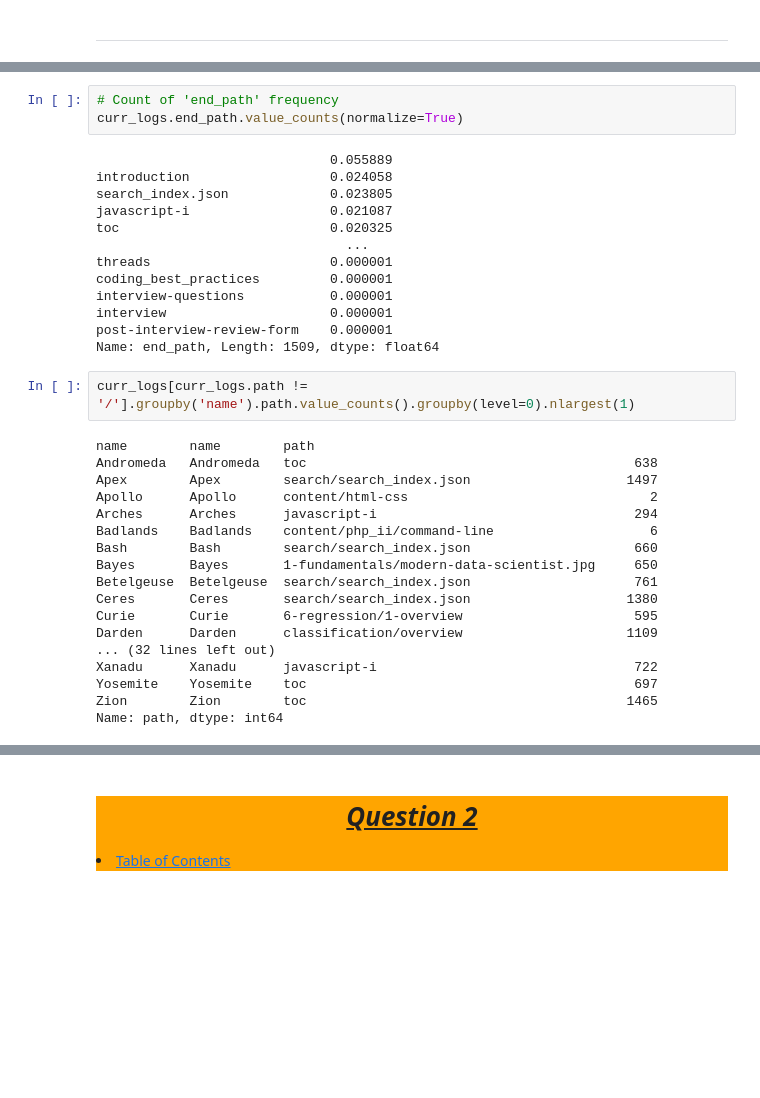
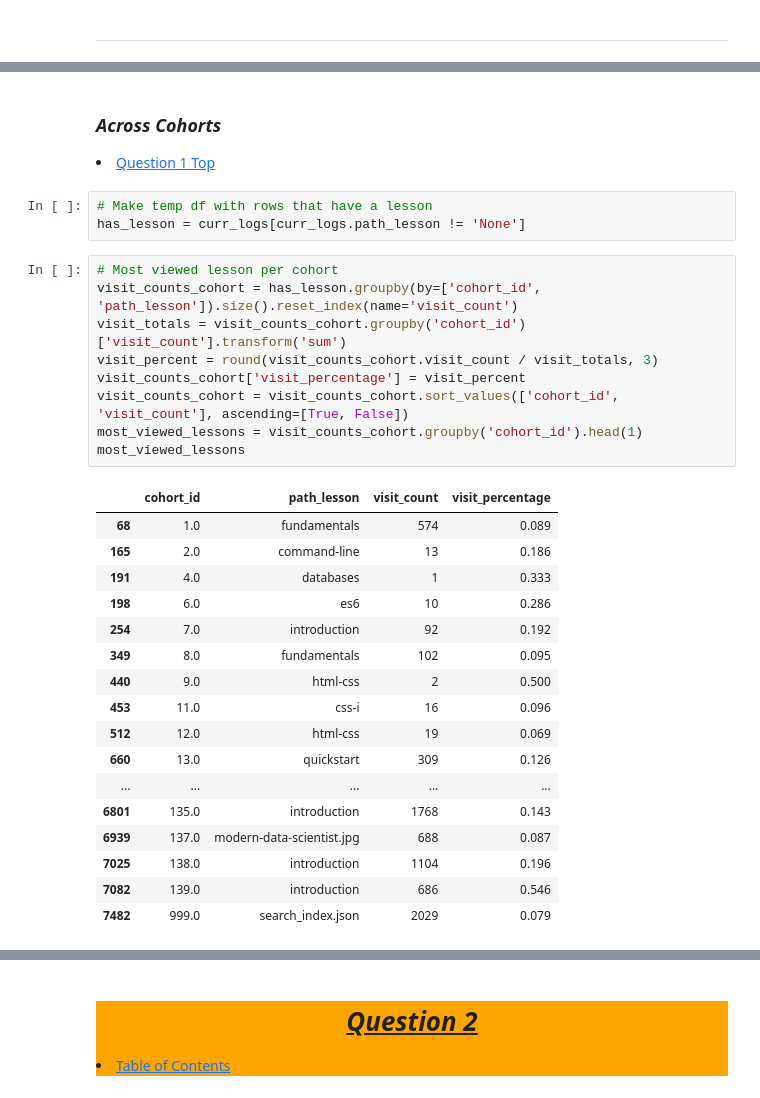
Before and after one commit to Jared-Wood135/anomaly-detection-exercises, a Jupyter notebook: explore.ipynb, the cells around one changed output, grey strips where cells are left out. Drawn from its saved outputs; the diff is of its cells as text; blank space fills up the shorter version.

```diff
--- a/explore.ipynb
+++ b/explore.ipynb
@@ -152,36 +119,36 @@ Name: root_path, dtype: int64
-# %%
-# Count of 'end_path' frequency
-curr_logs.end_path.value_counts(normalize=True)
-# %% [output]
-                              0.055889
-introduction                  0.024058
-search_index.json             0.023805
-javascript-i                  0.021087
-toc                           0.020325
-                                ...
-threads                       0.000001
-coding_best_practices         0.000001
-interview-questions           0.000001
-interview                     0.000001
-post-interview-review-form    0.000001
-Name: end_path, Length: 1509, dtype: float64
-# %%
-curr_logs[curr_logs.path != '/'].groupby('name').path.value_counts().groupby(level=0).nlargest(1)
-# %% [output]
-name        name        path
-Andromeda   Andromeda   toc                                          638
-Apex        Apex        search/search_index.json                    1497
-Apollo      Apollo      content/html-css                               2
-Arches      Arches      javascript-i                                 294
-Badlands    Badlands    content/php_ii/command-line                    6
-Bash        Bash        search/search_index.json                     660
-Bayes       Bayes       1-fundamentals/modern-data-scientist.jpg     650
-Betelgeuse  Betelgeuse  search/search_index.json                     761
-Ceres       Ceres       search/search_index.json                    1380
-Curie       Curie       6-regression/1-overview                      595
-Darden      Darden      classification/overview                     1109
-... (32 lines left out)
-Xanadu      Xanadu      javascript-i                                 722
-Yosemite    Yosemite    toc                                          697
-Zion        Zion        toc                                         1465
-Name: path, dtype: int64
+# %% [markdown]
+<a id='q1cohort'></a>
+<h3><b><i>
+    Across Cohorts
+</i></b></h3>
+<li><a href='#q1'>Question 1 Top</a></li>
+# %%
+# Make temp df with rows that have a lesson
+has_lesson = curr_logs[curr_logs.path_lesson != 'None']
+# %%
+# Most viewed lesson per cohort
+visit_counts_cohort = has_lesson.groupby(by=['cohort_id', 'path_lesson']).size().reset_index(name='visit_count')
+visit_totals = visit_counts_cohort.groupby('cohort_id')['visit_count'].transform('sum')
+visit_percent = round(visit_counts_cohort.visit_count / visit_totals, 3)
+visit_counts_cohort['visit_percentage'] = visit_percent
+visit_counts_cohort = visit_counts_cohort.sort_values(['cohort_id', 'visit_count'], ascending=[True, False])
+most_viewed_lessons = visit_counts_cohort.groupby('cohort_id').head(1)
+most_viewed_lessons
+# %% [output]
+|  | cohort_id | path_lesson | visit_count | visit_percentage |
+| 68 | 1.0 | fundamentals | 574 | 0.089 |
+| 165 | 2.0 | command-line | 13 | 0.186 |
+| 191 | 4.0 | databases | 1 | 0.333 |
+| 198 | 6.0 | es6 | 10 | 0.286 |
+| 254 | 7.0 | introduction | 92 | 0.192 |
+| 349 | 8.0 | fundamentals | 102 | 0.095 |
+| 440 | 9.0 | html-css | 2 | 0.500 |
+| 453 | 11.0 | css-i | 16 | 0.096 |
+| 512 | 12.0 | html-css | 19 | 0.069 |
+| 660 | 13.0 | quickstart | 309 | 0.126 |
+| ... | ... | ... | ... | ... |
+| 6801 | 135.0 | introduction | 1768 | 0.143 |
+| 6939 | 137.0 | modern-data-scientist.jpg | 688 | 0.087 |
+| 7025 | 138.0 | introduction | 1104 | 0.196 |
+| 7082 | 139.0 | introduction | 686 | 0.546 |
+| 7482 | 999.0 | search_index.json | 2029 | 0.079 |
```
Also changed, not shown: parts of 27 cells of this notebook.
